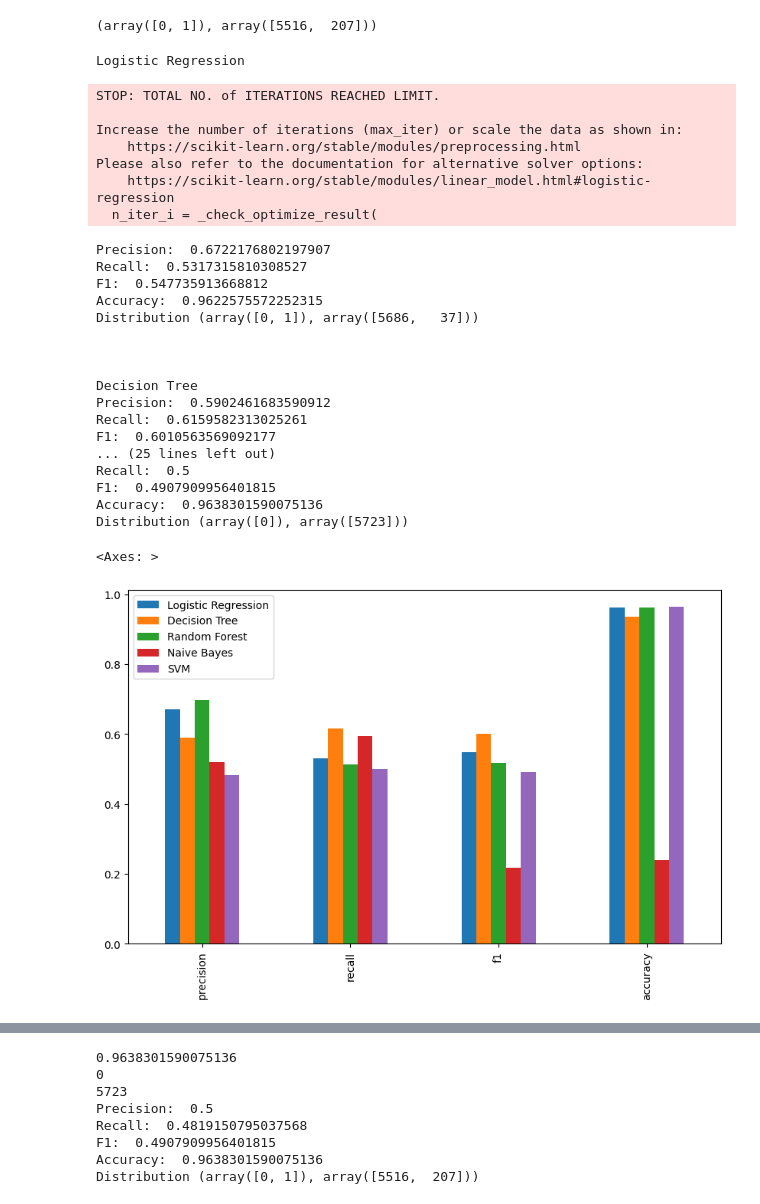
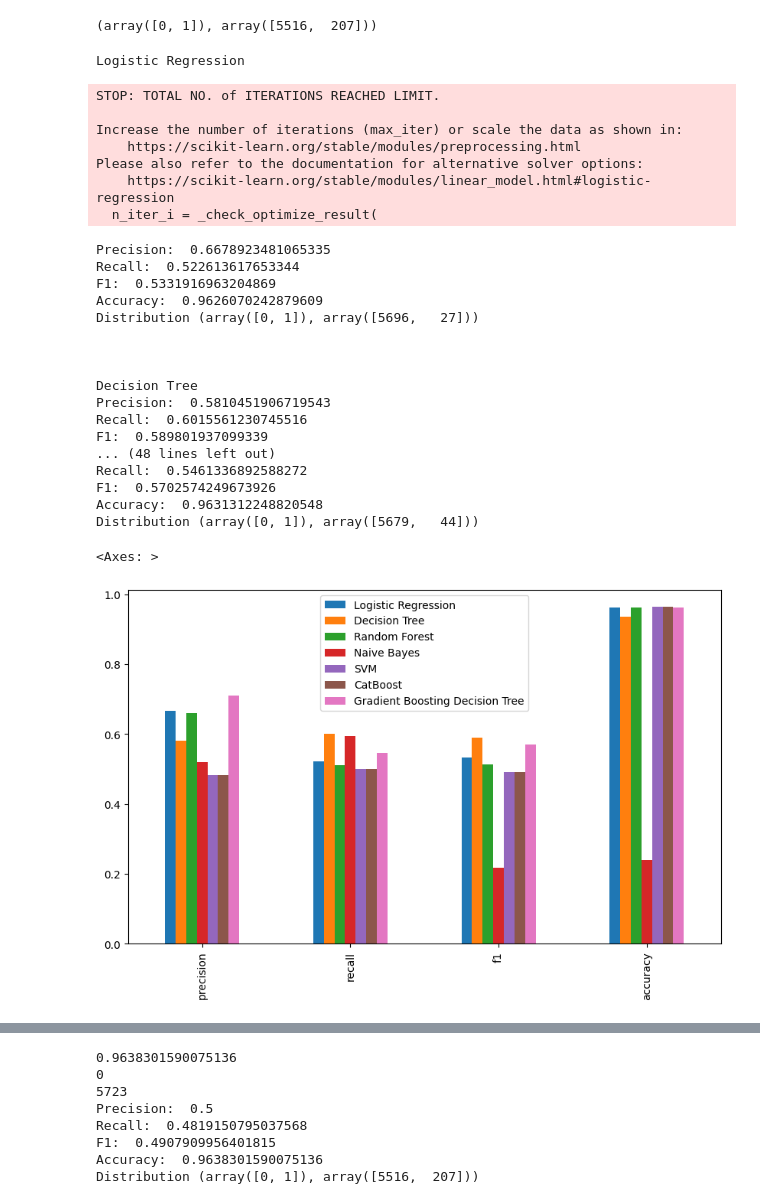
Before and after one commit to sidsrikanth1/csci-467-final-project, a Jupyter notebook: research.ipynb, the cells around one changed output, grey strips where cells are left out. Cells and saved outputs as stored; diff of their text form; code cells hidden in the pictures.

Commit message:
uploading catboost and gradient boosting decision tree

```diff
--- a/research.ipynb
+++ b/research.ipynb
@@ -190,56 +190,61 @@ from sklearn.tree import DecisionTreeClassifier
 from sklearn.ensemble import RandomForestClassifier
 from sklearn.naive_bayes import GaussianNB
 from sklearn.svm import SVC
+import catboost
+from catboost import CatBoostClassifier
+from sklearn.ensemble import GradientBoostingClassifier
 
 models = {
     "Logistic Regression": LogisticRegression(random_state=seed, max_iter=250),
     "Decision Tree": DecisionTreeClassifier(random_state=seed),
     "Random Forest": RandomForestClassifier(random_state=seed),
     "Naive Bayes": GaussianNB(),
-    "SVM": SVC(random_state=seed)
+    "SVM": SVC(random_state=seed),
+    "CatBoost": CatBoostClassifier(iterations=5,learning_rate=0.1,),
+    "Gradient Boosting Decision Tree": GradientBoostingClassifier(random_state=seed)
 }
 
 results = {}
 for name, model in models.items():
     print(name)
 
     model.fit(x_train, y_train)
     y_pred = model.predict(x_test)
 
     results[name] = explain(y_test, y_pred, average='macro')
     print("\n\n")
 
 # plot the results as a hist
 results_df = pd.DataFrame(results)
 results_df.plot(kind='bar', figsize=(10, 6))
 # %% [output]
 Logistic Regression
 STOP: TOTAL NO. of ITERATIONS REACHED LIMIT.
 
 Increase the number of iterations (max_iter) or scale the data as shown in:
     https://scikit-learn.org/stable/modules/preprocessing.html
 Please also refer to the documentation for alternative solver options:
     https://scikit-learn.org/stable/modules/linear_model.html#logistic-regression
   n_iter_i = _check_optimize_result(
-Precision:  0.6722176802197907
-Recall:  0.5317315810308527
-F1:  0.547735913668812
-Accuracy:  0.9622575572252315
-Distribution (array([0, 1]), array([5686,   37]))
+Precision:  0.6678923481065335
+Recall:  0.522613617653344
+F1:  0.5331916963204869
+Accuracy:  0.9626070242879609
+Distribution (array([0, 1]), array([5696,   27]))
 
 
 
 Decision Tree
-Precision:  0.5902461683590912
-Recall:  0.6159582313025261
-F1:  0.6010563569092177
-... (25 lines left out)
-Recall:  0.5
-F1:  0.4907909956401815
-Accuracy:  0.9638301590075136
-Distribution (array([0]), array([5723]))
+Precision:  0.5810451906719543
+Recall:  0.6015561230745516
+F1:  0.589801937099339
+... (48 lines left out)
+Recall:  0.5461336892588272
+F1:  0.5702574249673926
+Accuracy:  0.9631312248820548
+Distribution (array([0, 1]), array([5679,   44]))
 <Axes: >
-[figure, old version]
+[figure, new version]
 # %%
 # WITH DOWNSAMPLED DATA
 # %%
```
Also changed, not shown: parts of 6 cells of this notebook, 4 other files.
